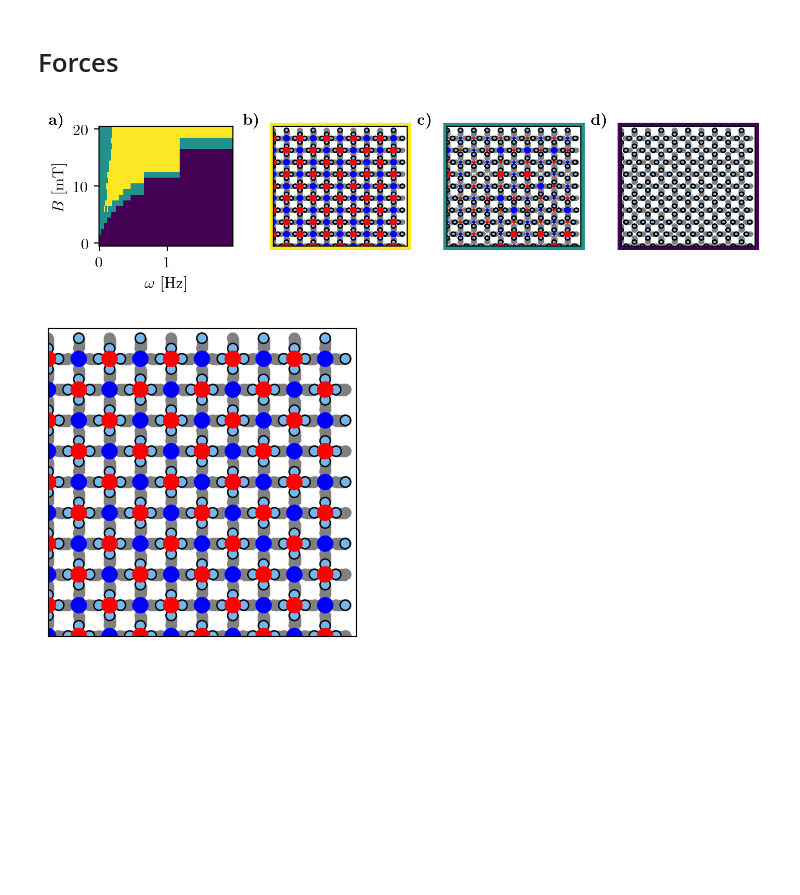
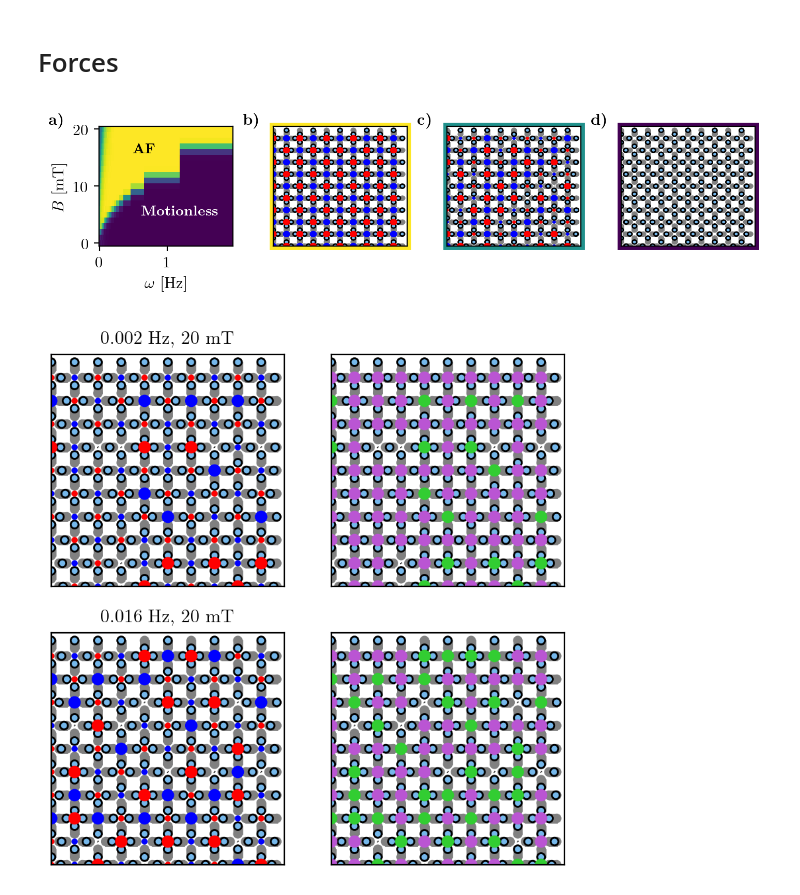
Before and after one commit to leogabac/reentrancy, a Jupyter notebook: src/notebooks/figure6.ipynb, the cells around one changed output. Saved outputs shown, nothing was run; the diff lists cells and outputs as text; code cells hidden in the pictures; blank space fills up the shorter version.

```diff
--- a/src/notebooks/figure6.ipynb
+++ b/src/notebooks/figure6.ipynb
@@ -108,14 +108,17 @@ position = ax.get_position()
 x,y,w,h = (position.x0, position.y0, position.width, position.height)
 
 fig.text(x-0.06,y+h+0.01,labels[0], fontsize=11)
+fig.text(x+0.04,y+0.6,'\\textbf{AF}', color='k')
+fig.text(x+0.05,y+0.2,'\\textbf{Motionless}', color='white')
 
 # =================================================
 # PLOTTING THE TRAJECTORIES
 # =================================================
 
 # pairs of total_time and field value
-times = [10, 1000, 1]
-fields = [15, 20, 10]
+#times = [10, 1000, 1]
+times = [10, 100, 1]
+fields = [15, 10, 10]
 
 times_str = list(map(str, times))
 fields_str = list(map(lambda x: str(x)+'mT',fields))
@@ -142,7 +145,10 @@ for i, (tt,field) in enumerate(zip(times_str, fields_str)):
                trap_color='gray',
                square=False,
                ax=ax)
-    v.display(ax,sl=frame)
+    if i in []:
+        v.display_afgroup(ax,sl=frame)
+    else:
+        v.display(ax,sl=frame)
 
     conditions = f'${np.pi/2/times[i]:.3f}$ Hz, {fields[i]} mT '
     #ax.set_title(conditions)
@@ -191,22 +197,45 @@ fig.savefig('/home/frieren/Dropbox/mnt/martensitepaper/fig6.png',dpi=300,bbox_in
 
 plt.show()
 # %% [output]
-[figure, old version]
+[figure, new version]
 # %%
-fig, ax = plt.subplots(figsize=(4,4))
-tt,field = '10','15mT'
-trj = ice.trajectory(os.path.join(DATA_PATH,tt,field,'xtrj1.csv'))
-v = trj.get_vertices(os.path.join(DATA_PATH,tt,field,'vertices1.csv'))
+fig = plt.figure(figsize=(5, 5),dpi=200)
+gs = gridspec.GridSpec(2, 2, hspace=0.2, wspace=0.2)
 
-trj.load()
-frame = trj.trj.index.get_level_values('frame').unique().max()
-ice.draw_frame(trj.trj, frame_no=frame,
-           region=[0,300,0,300],
-           radius=params['particle_radius'].magnitude,
-           cutoff=params['trap_sep'].magnitude/2,
-           particle_color='#75b7ea',
-           trap_color='gray',
-           ax=ax)
-v.display(ax,sl=frame)
+
+times = [1000, 100]
+fields = [20, 20]
+
+times_str = list(map(str, times))
+fields_str = list(map(lambda x: str(x)+'mT',fields))
+for i, (tt,field) in enumerate(zip(times_str, fields_str)):
+    for j in range(2):
+
+        # define the ax obj from the gridspec
+        ax = fig.add_subplot(gs[i,j])
+
+        # load the trj and vertices object
+        trj = ice.trajectory(os.path.join(DATA_PATH,tt,field,'xtrj1.csv'))
+        v = trj.get_vertices(os.path.join(DATA_PATH,tt,field,'vertices1.csv'))
+        trj.load()
+
+        # get the last common frame between the trj and the vertices
+        frame = int(np.min([trj.trj.index.get_level_values('frame').values[-1], v.vertices.index.get_level_values('frame').values[-1]]))
+
+        # plotting both trj and vertices
+        ice.draw_frame(trj.trj, frame_no=frame,
+                   region=[0,300,0,300],
+                   radius=params['particle_radius'].magnitude,
+                   cutoff=params['trap_sep'].magnitude/2,
+                   particle_color='#75b7ea',
+                   trap_color='gray',
+                   square=False,
+                   ax=ax)
+        if j==1:
+            v.display_afgroup(ax,sl=frame)
+        else:
+            v.display(ax,sl=frame)
+            conditions = f'${np.pi/2/times[i]:.3f}$ Hz, {fields[i]} mT '
+            ax.set_title(conditions,fontsize=10)
 # %% [output]
-[figure, old version]
+[figure, new version]
```
Also changed, not shown: parts of 5 cells of this notebook, 4 other files.
